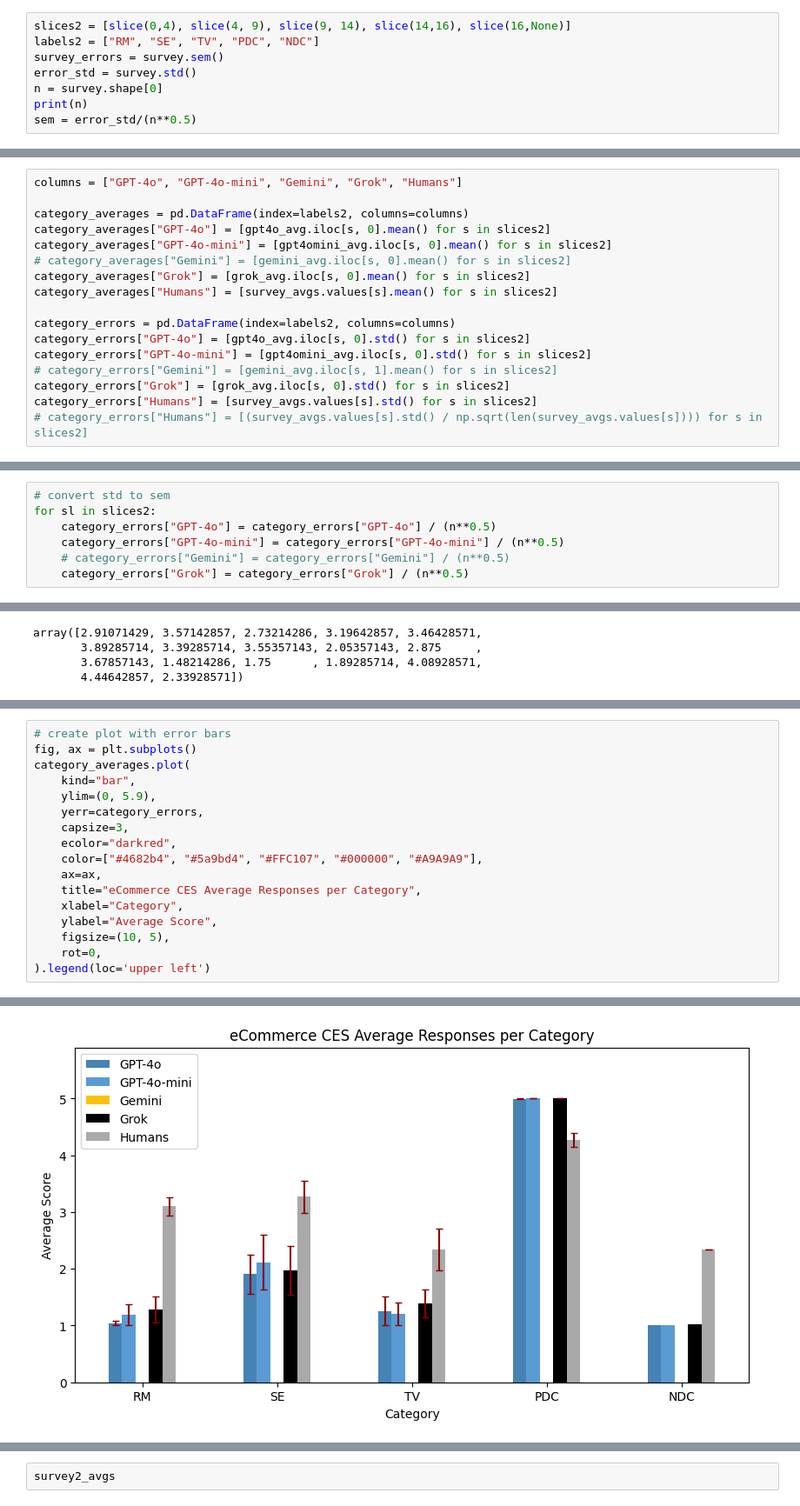
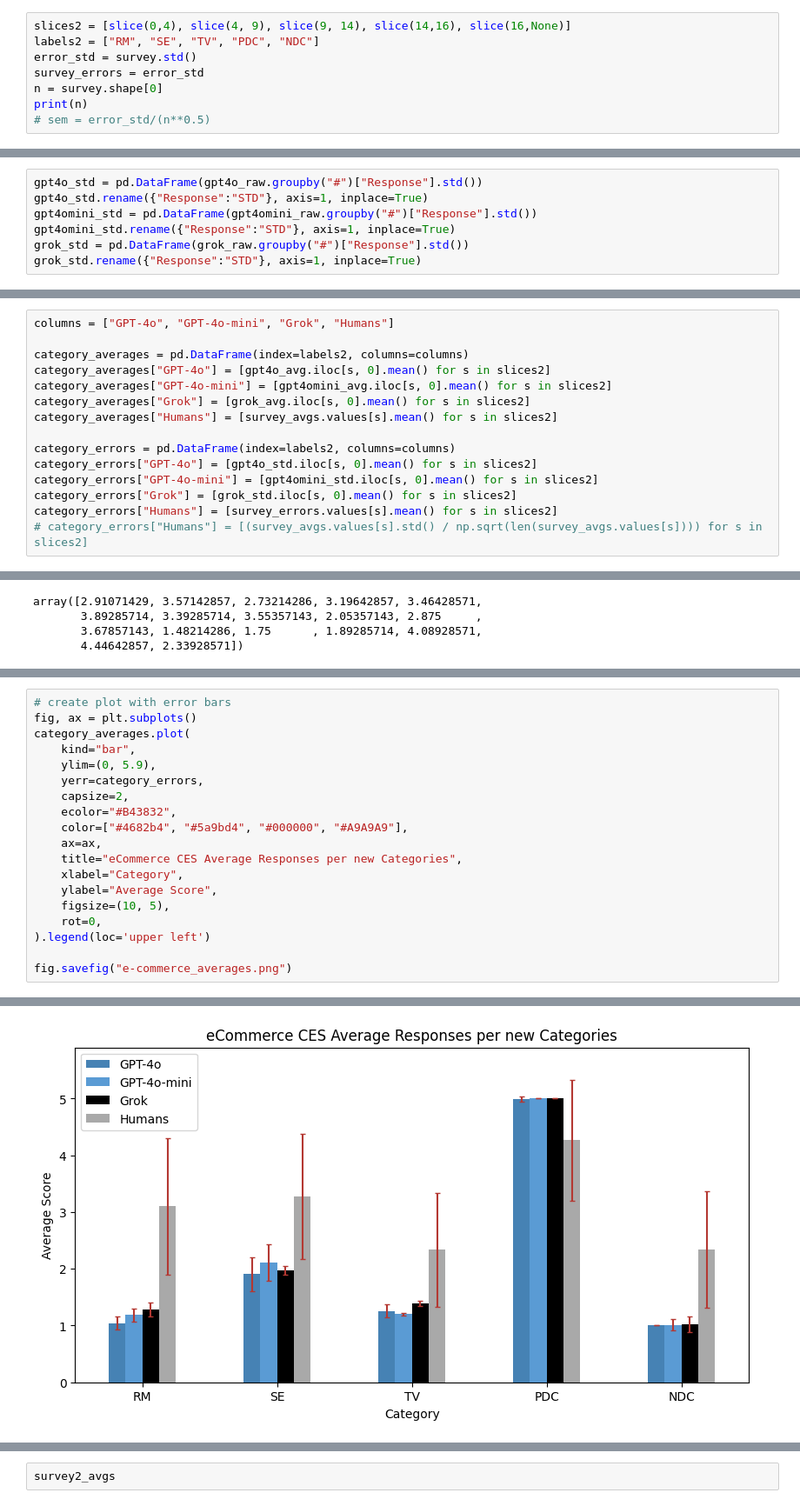
Before and after one commit to N101/Consumer-Ethics-in-AI-Shopping-Assistants, a Jupyter notebook: src/notebooks/e-commerce_graphs.ipynb, the cells around one changed output, grey strips where cells are left out. Shown at 87% size. Cells and saved outputs as stored; diff of their text form.

```diff
--- a/src/notebooks/e-commerce_graphs.ipynb
+++ b/src/notebooks/e-commerce_graphs.ipynb
@@ -100,11 +128,11 @@ def make_graphs(
 # %%
 slices2 = [slice(0,4), slice(4, 9), slice(9, 14), slice(14,16), slice(16,None)]
 labels2 = ["RM", "SE", "TV", "PDC", "NDC"]
-survey_errors = survey.sem()
 error_std = survey.std()
+survey_errors = error_std
 n = survey.shape[0]
 print(n)
-sem = error_std/(n**0.5)
+# sem = error_std/(n**0.5)
 # %% [output]
 56
 # %%
@@ -179,3 +210,10 @@ gpt4o_avg
 | 15 | 4.99 | 0.100000 |
 | 16 | 5.00 | 0.000000 |
 | 17 | 1.00 | 0.000000 |
+# %%
+gpt4o_std = pd.DataFrame(gpt4o_raw.groupby("#")["Response"].std())
+gpt4o_std.rename({"Response":"STD"}, axis=1, inplace=True)
+gpt4omini_std = pd.DataFrame(gpt4omini_raw.groupby("#")["Response"].std())
+gpt4omini_std.rename({"Response":"STD"}, axis=1, inplace=True)
+grok_std = pd.DataFrame(grok_raw.groupby("#")["Response"].std())
+grok_std.rename({"Response":"STD"}, axis=1, inplace=True)
@@ -182,17 +228,15 @@ gpt4o_avg
 # %%
-columns = ["GPT-4o", "GPT-4o-mini", "Gemini", "Grok", "Humans"]
+columns = ["GPT-4o", "GPT-4o-mini", "Grok", "Humans"]
 
 category_averages = pd.DataFrame(index=labels2, columns=columns)
 category_averages["GPT-4o"] = [gpt4o_avg.iloc[s, 0].mean() for s in slices2]
 category_averages["GPT-4o-mini"] = [gpt4omini_avg.iloc[s, 0].mean() for s in slices2]
-# category_averages["Gemini"] = [gemini_avg.iloc[s, 0].mean() for s in slices2]
 category_averages["Grok"] = [grok_avg.iloc[s, 0].mean() for s in slices2]
 category_averages["Humans"] = [survey_avgs.values[s].mean() for s in slices2]
 
 category_errors = pd.DataFrame(index=labels2, columns=columns)
-category_errors["GPT-4o"] = [gpt4o_avg.iloc[s, 0].std() for s in slices2]
-category_errors["GPT-4o-mini"] = [gpt4omini_avg.iloc[s, 0].std() for s in slices2]
-# category_errors["Gemini"] = [gemini_avg.iloc[s, 1].mean() for s in slices2]
-category_errors["Grok"] = [grok_avg.iloc[s, 0].std() for s in slices2]
-category_errors["Humans"] = [survey_avgs.values[s].std() for s in slices2]
+category_errors["GPT-4o"] = [gpt4o_std.iloc[s, 0].mean() for s in slices2]
+category_errors["GPT-4o-mini"] = [gpt4omini_std.iloc[s, 0].mean() for s in slices2]
+category_errors["Grok"] = [grok_std.iloc[s, 0].mean() for s in slices2]
+category_errors["Humans"] = [survey_errors.values[s].mean() for s in slices2]
 # category_errors["Humans"] = [(survey_avgs.values[s].std() / np.sqrt(len(survey_avgs.values[s]))) for s in slices2]
@@ -199,12 +252,5 @@ category_errors["Humans"] = [survey_avgs.values[s].std() for s in slices2]
 # %%
 # category_errors.loc["NDC"] = [0, 0, np.nan, 0, survey_errors.values[16]]
-# %%
-# convert std to sem
-for sl in slices2:
-    category_errors["GPT-4o"] = category_errors["GPT-4o"] / (n**0.5)
-    category_errors["GPT-4o-mini"] = category_errors["GPT-4o-mini"] / (n**0.5)
-    # category_errors["Gemini"] = category_errors["Gemini"] / (n**0.5)
-    category_errors["Grok"] = category_errors["Grok"] / (n**0.5)
 # %%
 category_averages
 # %% [output]
@@ -237,14 +274,16 @@ category_averages.plot(
     kind="bar",
     ylim=(0, 5.9),
     yerr=category_errors,
-    capsize=3,
-    ecolor="darkred",
-    color=["#4682b4", "#5a9bd4", "#FFC107", "#000000", "#A9A9A9"],
+    capsize=2,
+    ecolor="#B43832",
+    color=["#4682b4", "#5a9bd4", "#000000", "#A9A9A9"],
     ax=ax,
-    title="eCommerce CES Average Responses per Category",
+    title="eCommerce CES Average Responses per new Categories",
     xlabel="Category",
     ylabel="Average Score",
     figsize=(10, 5),
     rot=0,
 ).legend(loc='upper left')
+
+fig.savefig("e-commerce_averages.png")
 # %% [output]
@@ -252,4 +290,4 @@ category_averages.plot(
-[figure, old version]
+[figure, new version]
 # %%
 column_oder2 = ["Q1_refunds", "Q15_fake_review", "Q7_bots", "Q5_status", "Q9_loyalty", "Q10_return", "Q13_not_reporting",
                 "Q4_company-license", "Q16_ad-blockers", "Q12_free_trials", "Q2_VPN_bypass", "Q11_VPN_prices",   "Q14_subscritpion",
```
Also changed, not shown: parts of 24 cells of this notebook, 1 other file.
